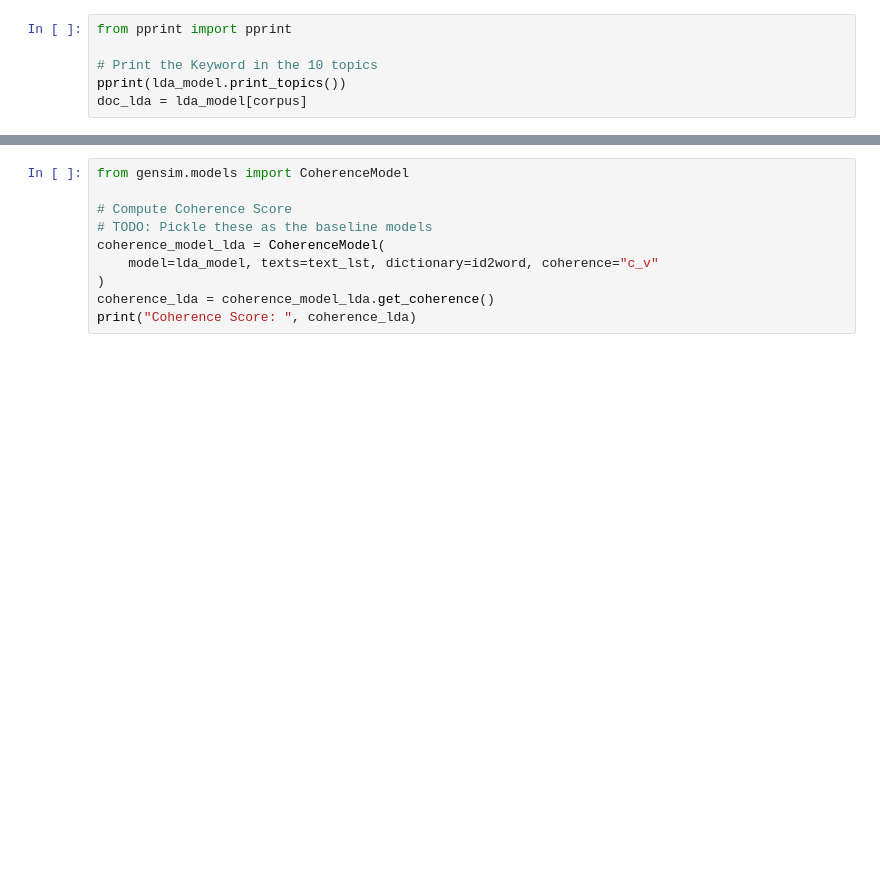
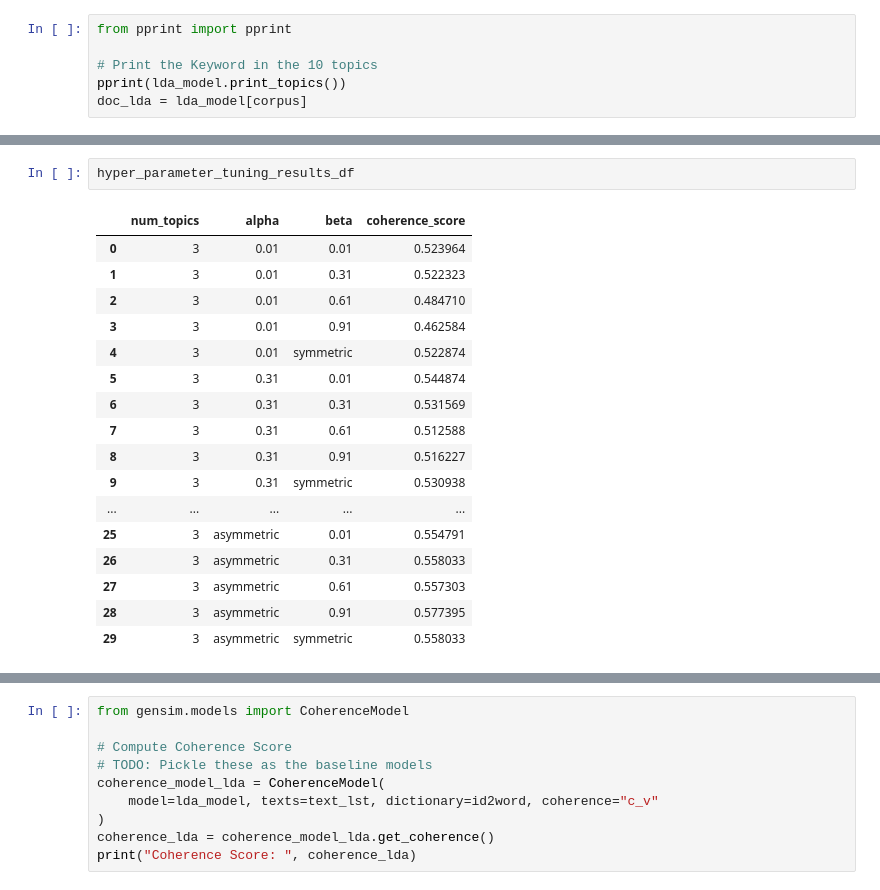
Before and after one commit to KaneZhao/Adverse-Events-in-Female-Stress-Urinary-Incontinence, a Jupyter notebook: EDA.ipynb, the cells around one changed output, grey strips where cells are left out. Cells and saved outputs as stored; diff of their text form; blank space fills up the shorter version.

```diff
--- a/EDA.ipynb
+++ b/EDA.ipynb
@@ -1214,0 +1371,20 @@ doc_lda = lda_model[corpus]
+# %%
+hyper_parameter_tuning_results_df
+# %% [output]
+|  | num_topics | alpha | beta | coherence_score |
+| 0 | 3 | 0.01 | 0.01 | 0.523964 |
+| 1 | 3 | 0.01 | 0.31 | 0.522323 |
+| 2 | 3 | 0.01 | 0.61 | 0.484710 |
+| 3 | 3 | 0.01 | 0.91 | 0.462584 |
+| 4 | 3 | 0.01 | symmetric | 0.522874 |
+| 5 | 3 | 0.31 | 0.01 | 0.544874 |
+| 6 | 3 | 0.31 | 0.31 | 0.531569 |
+| 7 | 3 | 0.31 | 0.61 | 0.512588 |
+| 8 | 3 | 0.31 | 0.91 | 0.516227 |
+| 9 | 3 | 0.31 | symmetric | 0.530938 |
+| ... | ... | ... | ... | ... |
+| 25 | 3 | asymmetric | 0.01 | 0.554791 |
+| 26 | 3 | asymmetric | 0.31 | 0.558033 |
+| 27 | 3 | asymmetric | 0.61 | 0.557303 |
+| 28 | 3 | asymmetric | 0.91 | 0.577395 |
+| 29 | 3 | asymmetric | symmetric | 0.558033 |
```
Also changed, not shown: parts of 23 cells of this notebook, 1 other file.
